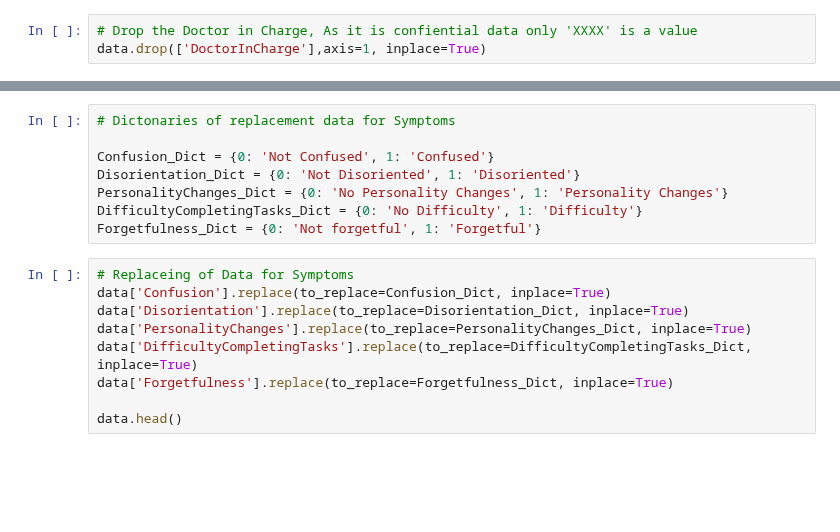
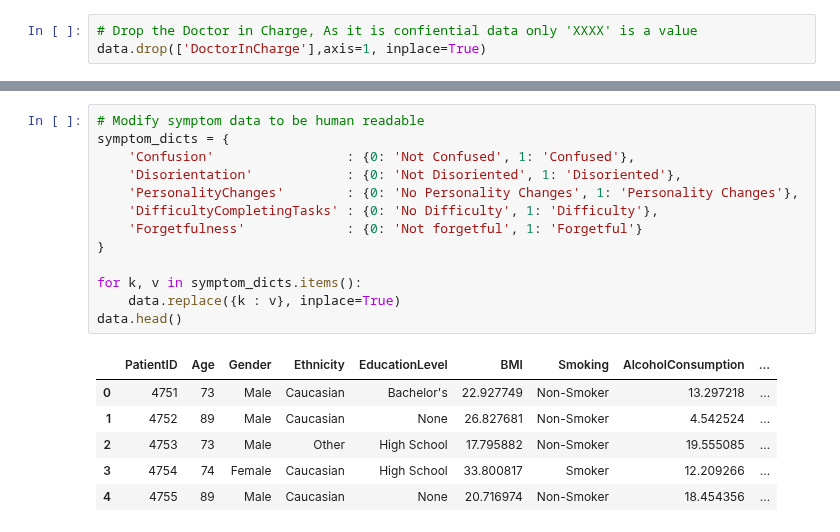
Before and after one commit to rutgers-bootcamp-team-5/project-4, a Jupyter notebook: main.ipynb, the cells around one changed output, grey strips where cells are left out. Drawn from its saved outputs; the diff is of its cells as text; blank space fills up the shorter version.

```diff
--- a/main.ipynb
+++ b/main.ipynb
@@ -54,20 +62,23 @@ data.head()
 # %%
-# Dictonaries of replacement data for Symptoms
+# Modify symptom data to be human readable
+symptom_dicts = {
+    'Confusion'                 : {0: 'Not Confused', 1: 'Confused'},
+    'Disorientation'            : {0: 'Not Disoriented', 1: 'Disoriented'},
+    'PersonalityChanges'        : {0: 'No Personality Changes', 1: 'Personality Changes'},
+    'DifficultyCompletingTasks' : {0: 'No Difficulty', 1: 'Difficulty'},
+    'Forgetfulness'             : {0: 'Not forgetful', 1: 'Forgetful'}
+}
 
-Confusion_Dict = {0: 'Not Confused', 1: 'Confused'}
-Disorientation_Dict = {0: 'Not Disoriented', 1: 'Disoriented'}
-PersonalityChanges_Dict = {0: 'No Personality Changes', 1: 'Personality Changes'}
-DifficultyCompletingTasks_Dict = {0: 'No Difficulty', 1: 'Difficulty'}
-Forgetfulness_Dict = {0: 'Not forgetful', 1: 'Forgetful'}
+for k, v in symptom_dicts.items():
+    data.replace({k : v}, inplace=True)
+data.head()
+# %% [output]
+|  | PatientID | Age | Gender | Ethnicity | EducationLevel | BMI | Smoking | AlcoholConsumption | ... |
+| 0 | 4751 | 73 | Male | Caucasian | Bachelor's | 22.927749 | Non-Smoker | 13.297218 | ... |
+| 1 | 4752 | 89 | Male | Caucasian | None | 26.827681 | Non-Smoker | 4.542524 | ... |
+| 2 | 4753 | 73 | Male | Other | High School | 17.795882 | Non-Smoker | 19.555085 | ... |
+| 3 | 4754 | 74 | Female | Caucasian | High School | 33.800817 | Smoker | 12.209266 | ... |
+| 4 | 4755 | 89 | Male | Caucasian | None | 20.716974 | Non-Smoker | 18.454356 | ... |
-# %%
-# Replaceing of Data for Symptoms
-data['Confusion'].replace(to_replace=Confusion_Dict, inplace=True)
-data['Disorientation'].replace(to_replace=Disorientation_Dict, inplace=True)
-data['PersonalityChanges'].replace(to_replace=PersonalityChanges_Dict, inplace=True)
-data['DifficultyCompletingTasks'].replace(to_replace=DifficultyCompletingTasks_Dict, inplace=True)
-data['Forgetfulness'].replace(to_replace=Forgetfulness_Dict, inplace=True)
-
-data.head()
 # %%
 Diagnosis_Dict = {0: "No Alzheimer's Disease", 1: "Alzheimer's Disease"}
 
```
Also changed, not shown: parts of 18 cells of this notebook.
